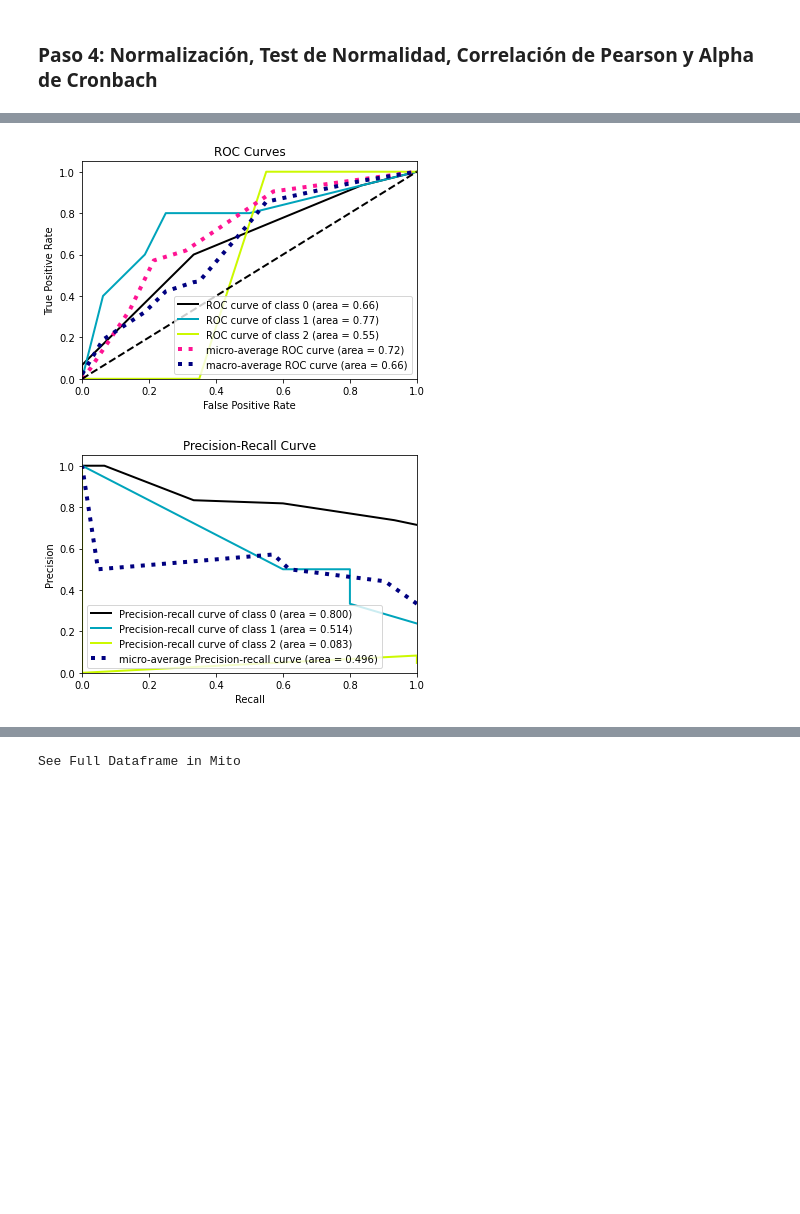
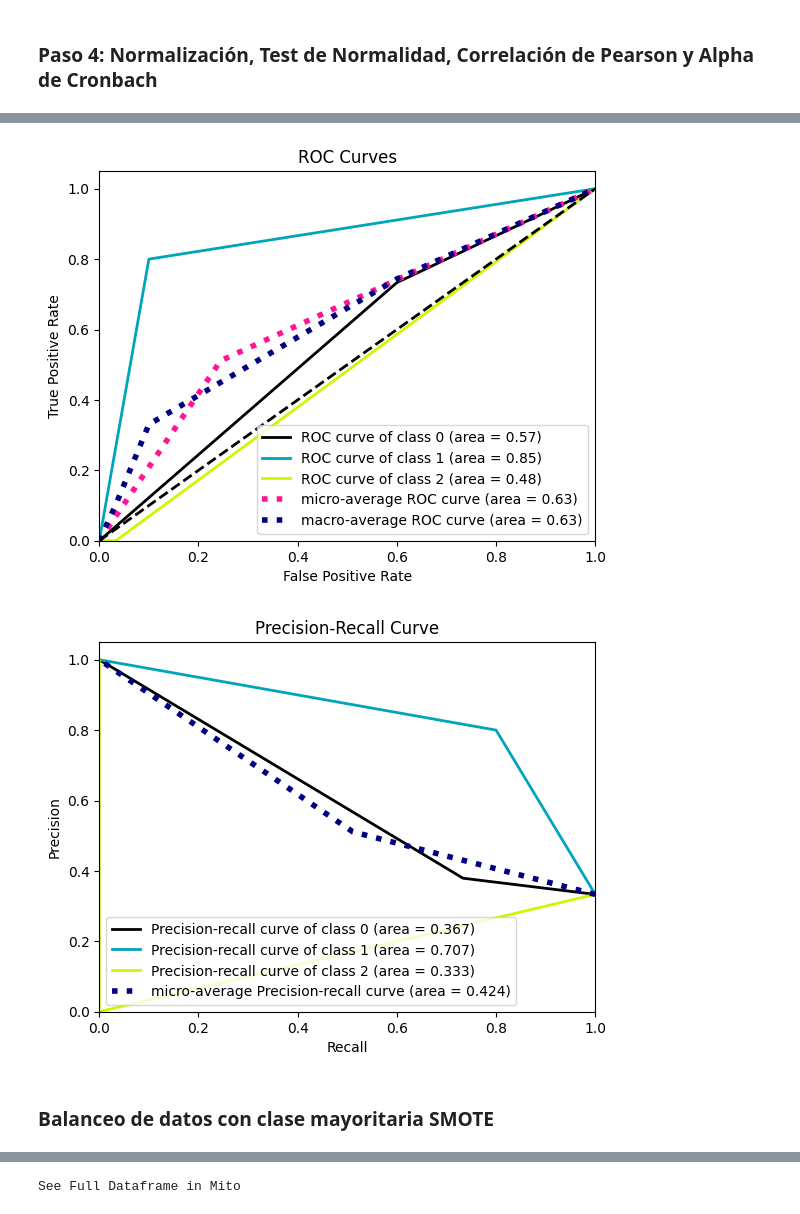
Before and after one commit to jaquimbayoc7/ProyectoClaseEspejo, a Jupyter notebook: AnalisisEDAClas.ipynb, the cells around one changed output, grey strips where cells are left out. Cells and saved outputs as stored; diff of their text form; code cells hidden in the pictures; blank space fills up the shorter version.

Commit message:
MEJORAS CON SMOTE

```diff
--- a/AnalisisEDAClas.ipynb
+++ b/AnalisisEDAClas.ipynb
@@ -337,13 +412,20 @@ plt.show()
+# %%
+from sklearn.utils import class_weight
+clases = np.unique(y_res_train_over)
+cw = class_weight.compute_class_weight(class_weight='balanced', classes=clases, y=y_res_train_over)
+weights = dict(zip(clases,cw))
 # %%
-model = KNeighborsClassifier()
-model.fit(X_bal, y_bal)
-y_score = model.predict_proba(X_test)
-y_pred = model.predict(X_test)# Plot metrics
-plot_roc(y_test, y_score)
+model = DecisionTreeClassifier(class_weight=weights)
+model.fit(X_res_train_over, y_res_train_over)
+y_score = model.predict_proba(X_res_test_over)
+y_pred = model.predict(X_res_test_over)# Plot metrics
+plot_roc(y_res_test_over, y_score)
 plt.show()
 
-plot_precision_recall(y_test, y_score)
+plot_precision_recall(y_res_test_over, y_score)
 plt.show()
 # %% [output]
-[figure, old version]
+[figure, new version]
-[figure, old version]
+[figure, new version]
+# %% [markdown]
+### Balanceo de datos con clase mayoritaria SMOTE
```
Also changed, not shown: parts of 32 cells of this notebook.
